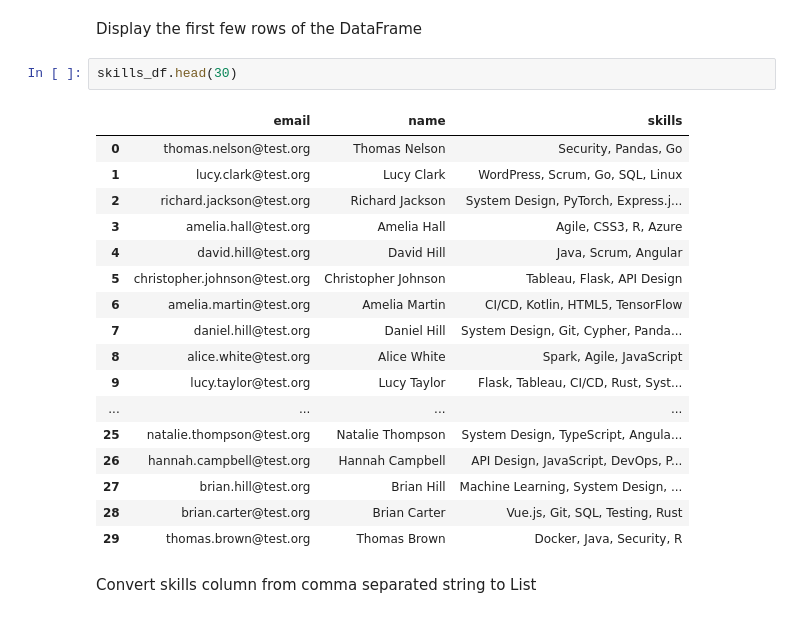
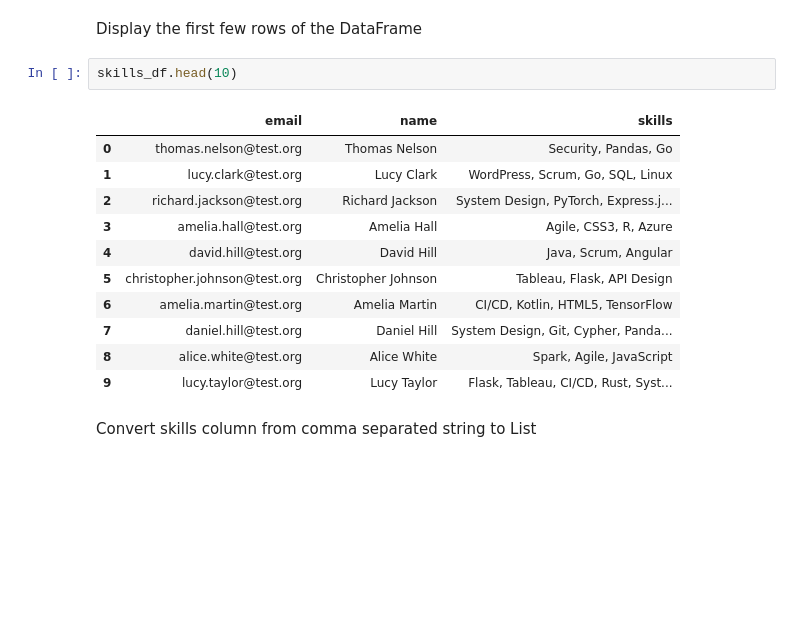
Before and after one commit to erikbijl/genai-workshop-amsterdam, a Jupyter notebook: talent/Module_01_GraphSummit_Amsterdam_2025.ipynb, the cells around one changed output. Drawn from its saved outputs; the diff is of its cells as text; blank space fills up the shorter version.

```diff
--- a/talent/Module_01_GraphSummit_Nordics_2025.ipynb
+++ b/talent/Module_01_GraphSummit_Amsterdam_2025.ipynb
@@ -83,25 +83,19 @@ skills_df.describe()
 # %% [markdown]
 Display the first few rows of the DataFrame
 # %%
-skills_df.head(30)
+skills_df.head(10)
 # %% [output]
 |  | email | name | skills |
 | 0 | thomas.nelson@test.org | Thomas Nelson | Security, Pandas, Go |
 | 1 | lucy.clark@test.org | Lucy Clark | WordPress, Scrum, Go, SQL, Linux |
 | 2 | richard.jackson@test.org | Richard Jackson | System Design, PyTorch, Express.j... |
 | 3 | amelia.hall@test.org | Amelia Hall | Agile, CSS3, R, Azure |
 | 4 | david.hill@test.org | David Hill | Java, Scrum, Angular |
 | 5 | christopher.johnson@test.org | Christopher Johnson | Tableau, Flask, API Design |
 | 6 | amelia.martin@test.org | Amelia Martin | CI/CD, Kotlin, HTML5, TensorFlow |
 | 7 | daniel.hill@test.org | Daniel Hill | System Design, Git, Cypher, Panda... |
 | 8 | alice.white@test.org | Alice White | Spark, Agile, JavaScript |
 | 9 | lucy.taylor@test.org | Lucy Taylor | Flask, Tableau, CI/CD, Rust, Syst... |
-| ... | ... | ... | ... |
-| 25 | natalie.thompson@test.org | Natalie Thompson | System Design, TypeScript, Angula... |
-| 26 | hannah.campbell@test.org | Hannah Campbell | API Design, JavaScript, DevOps, P... |
-| 27 | brian.hill@test.org | Brian Hill | Machine Learning, System Design, ... |
-| 28 | brian.carter@test.org | Brian Carter | Vue.js, Git, SQL, Testing, Rust |
-| 29 | thomas.brown@test.org | Thomas Brown | Docker, Java, Security, R |
 # %% [markdown]
 Convert skills column from comma separated string to List
 # %%
```
Also changed, not shown: parts of 33 cells of this notebook, 3 other files.
